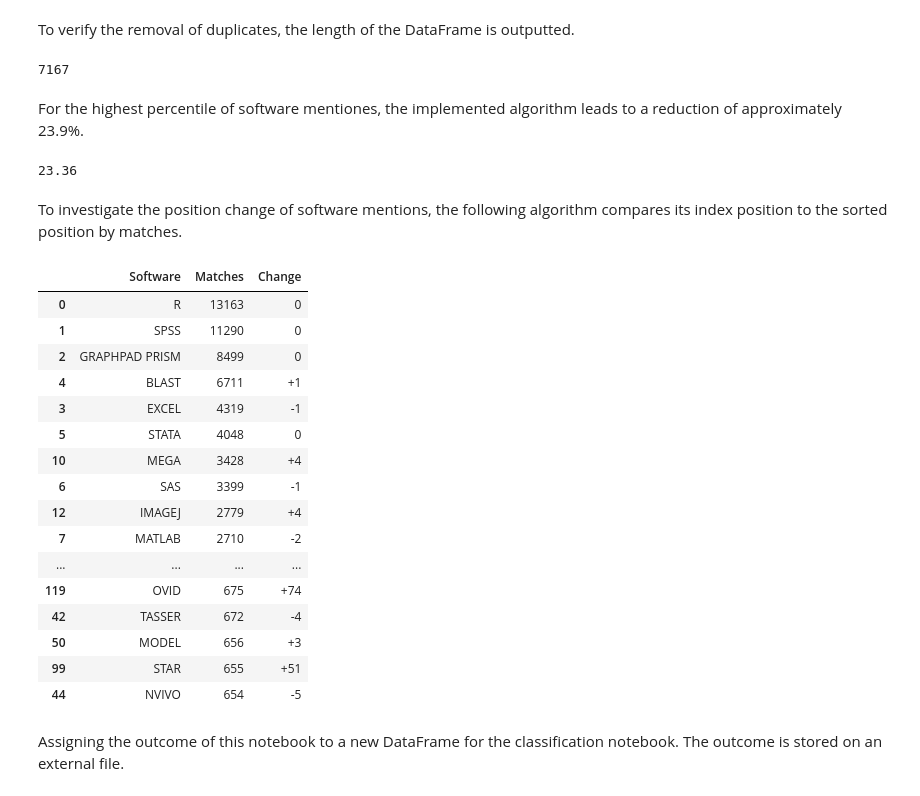
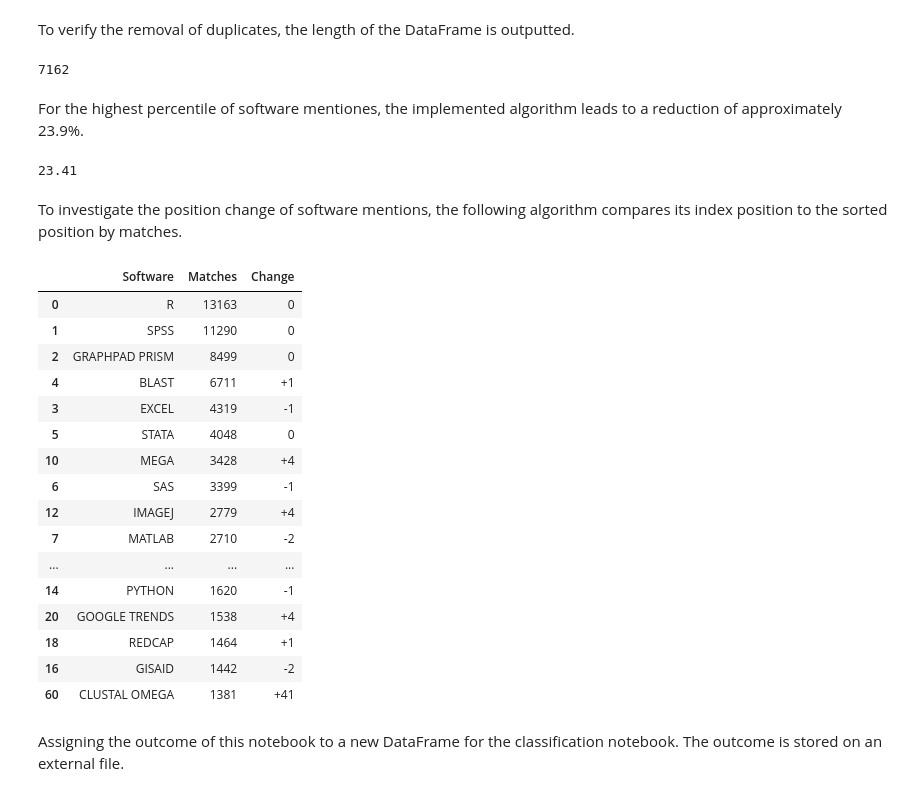
Before and after one commit to kopatri/cs5099masterthesis, a Jupyter notebook: notebooks/CORD-19-software-counting-cs5099.ipynb, the cells around one changed output. Cells and saved outputs as stored; diff of their text form; code cells hidden in the pictures.

```diff
--- a/notebooks/CORD-19-software-counting-cs5099.ipynb
+++ b/notebooks/CORD-19-software-counting-cs5099.ipynb
@@ -414,6 +414,3 @@ for i in blacklist:
     df_unified.drop(name_of_index, inplace = True)
 # %% [markdown]
 For comparison purposes, the DataFrame is sorted in descending order by matches.
-# %%
-df_unified.sort_values(by=['Matches'], inplace=True, ascending=False)
-df_unified
@@ -433,0 +417,6 @@ df_unified
+# %%
+#Sort the DataFrame by numeric by matches and then alphabetical by software
+df_unified = df_unified.sort_values(by=['Matches', "Software"])
+#Reverse the Dataframe to present the most common software at index position 0
+df_unified = df_unified[::-1]
+df_unified
@@ -437,44 +440,44 @@ To verify the removal of duplicates, the length of the DataFrame is outputted.
 len_df_unified = len(df_unified)
 len_df_unified
 # %% [output]
-7167
+7162
 # %% [markdown]
 For the highest percentile of software mentiones, the implemented algorithm leads to a reduction of approximately 23.9%.
 # %%
 reduction = round((1-len_df_unified/selection_limit) * 100, 2)
 reduction
 # %% [output]
-23.36
+23.41
 # %% [markdown]
 To investigate the position change of software mentions, the following algorithm compares its index position to the sorted position by matches.
 # %%
 list_change = []
 for i in range(len(df_unified)):
     dif = df_unified.index[i]-i
     if(dif > 0):
         list_change.append("+"+str(dif))
     else:
         list_change.append(df_unified.index[i]-i)
 df_unified['Change'] = list_change
-df_unified.head(50)
+df_unified.head(20)
 # %% [output]
 |  | Software | Matches | Change |
 | 0 | R | 13163 | 0 |
 | 1 | SPSS | 11290 | 0 |
 | 2 | GRAPHPAD PRISM | 8499 | 0 |
 | 4 | BLAST | 6711 | +1 |
 | 3 | EXCEL | 4319 | -1 |
 | 5 | STATA | 4048 | 0 |
 | 10 | MEGA | 3428 | +4 |
 | 6 | SAS | 3399 | -1 |
 | 12 | IMAGEJ | 2779 | +4 |
 | 7 | MATLAB | 2710 | -2 |
 | ... | ... | ... | ... |
-| 119 | OVID | 675 | +74 |
-| 42 | TASSER | 672 | -4 |
-| 50 | MODEL | 656 | +3 |
-| 99 | STAR | 655 | +51 |
-| 44 | NVIVO | 654 | -5 |
+| 14 | PYTHON | 1620 | -1 |
+| 20 | GOOGLE TRENDS | 1538 | +4 |
+| 18 | REDCAP | 1464 | +1 |
+| 16 | GISAID | 1442 | -2 |
+| 60 | CLUSTAL OMEGA | 1381 | +41 |
 # %% [markdown]
 Assigning the outcome of this notebook to a new DataFrame for the classification notebook. The outcome is stored on an external file.
 # %%
```
Also changed, not shown: parts of 9 cells of this notebook, 2 other files.
